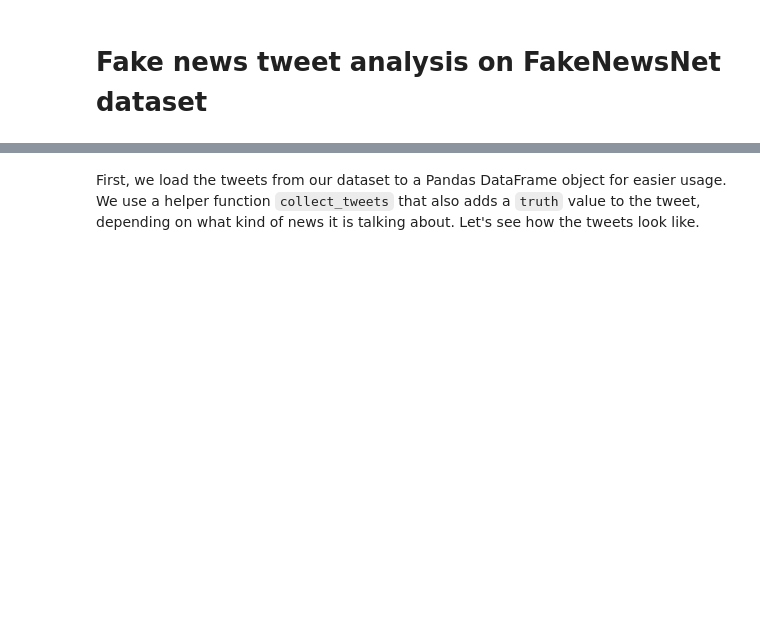
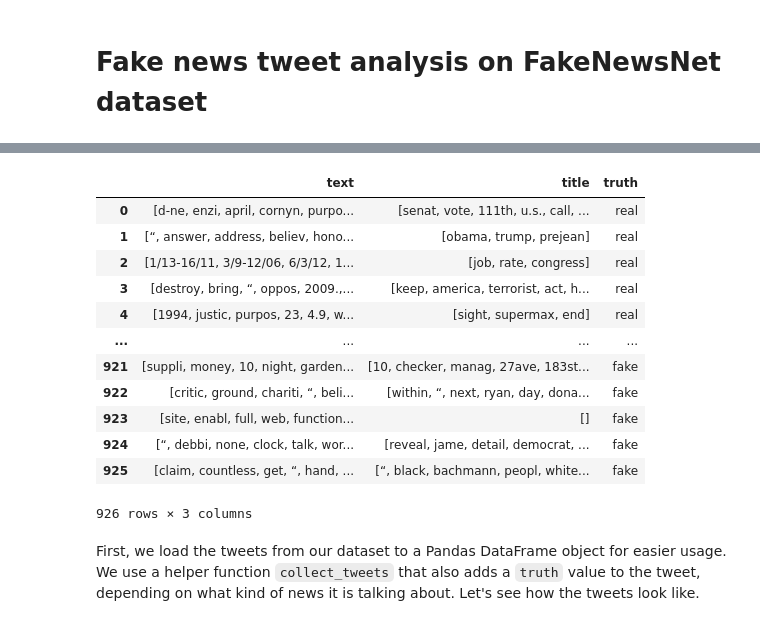
Before and after one commit to jakobzmrzlikar/fake-news-analysis, a Jupyter notebook: FakeNews/fakenews.ipynb, the cells around one changed output, grey strips where cells are left out. Saved outputs shown, nothing was run; the diff lists cells and outputs as text; code cells hidden in the pictures; blank space fills up the shorter version.

```diff
--- a/FakeNews/fakenews.ipynb
+++ b/FakeNews/fakenews.ipynb
@@ -68,0 +95,21 @@ punctuation = '!"$%&\'()*+,-./:;<=>?[\\]^_`{|}~•@'
+# %%
+text_data[["text", "title"]] = text_data[["text", "title"]].applymap(
+    lambda x: list(map(lambda token: p_stemmer.stem(token), x)))
+text_data[["text", "title"]] = text_data[["text", "title"]].applymap(
+    lambda x: list(map(lambda token: wordnet_lemmatizer.lemmatize(token), x)))
+
+text_data
+# %% [output]
+|  | text | title | truth |
+| 0 | [d-ne, enzi, april, cornyn, purpo... | [senat, vote, 111th, u.s., call, ... | real |
+| 1 | [“, answer, address, believ, hono... | [obama, trump, prejean] | real |
+| 2 | [1/13-16/11, 3/9-12/06, 6/3/12, 1... | [job, rate, congress] | real |
+| 3 | [destroy, bring, “, oppos, 2009.,... | [keep, america, terrorist, act, h... | real |
+| 4 | [1994, justic, purpos, 23, 4.9, w... | [sight, supermax, end] | real |
+| ... | ... | ... | ... |
+| 921 | [suppli, money, 10, night, garden... | [10, checker, manag, 27ave, 183st... | fake |
+| 922 | [critic, ground, chariti, “, beli... | [within, “, next, ryan, day, dona... | fake |
+| 923 | [site, enabl, full, web, function... | [] | fake |
+| 924 | [“, debbi, none, clock, talk, wor... | [reveal, jame, detail, democrat, ... | fake |
+| 925 | [claim, countless, get, “, hand, ... | [“, black, bachmann, peopl, white... | fake |
+926 rows × 3 columns
```
Also changed, not shown: parts of 10 cells of this notebook.
